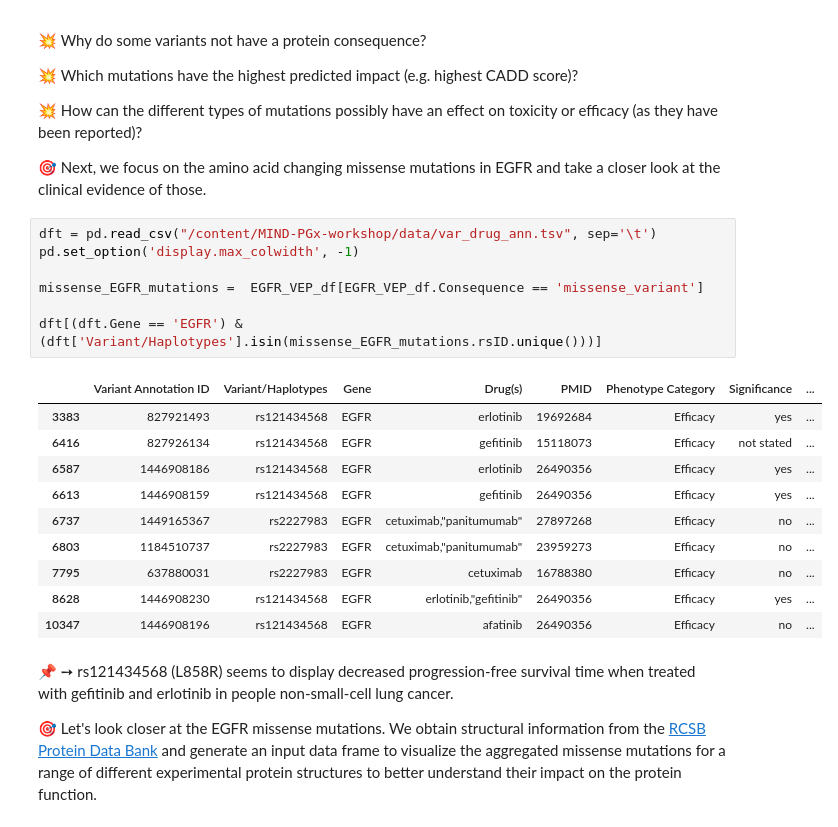
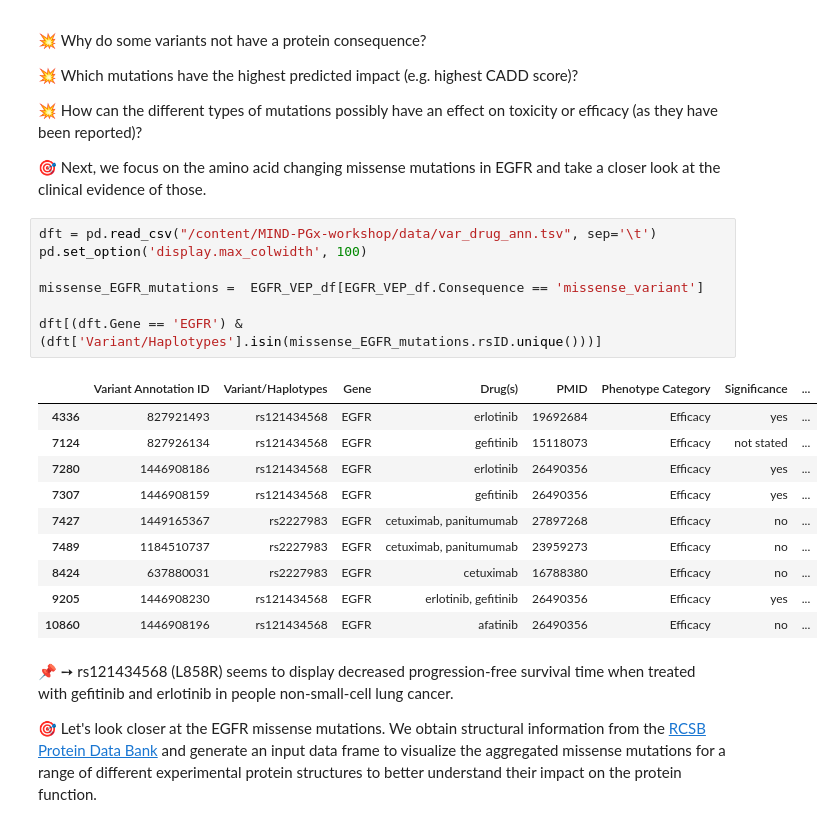
Before and after one commit to AlexanderHauser/MIND-PGx-workshop, a Jupyter notebook: pharmacogenomics.ipynb, the cells around one changed output. Saved outputs shown, nothing was run; the diff lists cells and outputs as text.

```diff
--- a/pharmacogenomics.ipynb
+++ b/pharmacogenomics.ipynb
@@ -374,22 +388,22 @@ EGFR_VEP_df.sort_values(by='CADD_PHRED',ascending=False)
 🎯 Next, we focus on the amino acid changing missense mutations in EGFR and take a closer look at the clinical evidence of those.
 # %%
 dft = pd.read_csv("/content/MIND-PGx-workshop/data/var_drug_ann.tsv", sep='\t')
-pd.set_option('display.max_colwidth', -1)
+pd.set_option('display.max_colwidth', 100)
 
 missense_EGFR_mutations =  EGFR_VEP_df[EGFR_VEP_df.Consequence == 'missense_variant']
 
 dft[(dft.Gene == 'EGFR') & (dft['Variant/Haplotypes'].isin(missense_EGFR_mutations.rsID.unique()))]
 # %% [output]
 |  | Variant Annotation ID | Variant/Haplotypes | Gene | Drug(s) | PMID | Phenotype Category | Significance | ... |
-| 3383 | 827921493 | rs121434568 | EGFR | erlotinib | 19692684 | Efficacy | yes | ... |
-| 6416 | 827926134 | rs121434568 | EGFR | gefitinib | 15118073 | Efficacy | not stated | ... |
-| 6587 | 1446908186 | rs121434568 | EGFR | erlotinib | 26490356 | Efficacy | yes | ... |
-| 6613 | 1446908159 | rs121434568 | EGFR | gefitinib | 26490356 | Efficacy | yes | ... |
-| 6737 | 1449165367 | rs2227983 | EGFR | cetuximab,"panitumumab" | 27897268 | Efficacy | no | ... |
-| 6803 | 1184510737 | rs2227983 | EGFR | cetuximab,"panitumumab" | 23959273 | Efficacy | no | ... |
-| 7795 | 637880031 | rs2227983 | EGFR | cetuximab | 16788380 | Efficacy | no | ... |
-| 8628 | 1446908230 | rs121434568 | EGFR | erlotinib,"gefitinib" | 26490356 | Efficacy | yes | ... |
-| 10347 | 1446908196 | rs121434568 | EGFR | afatinib | 26490356 | Efficacy | no | ... |
+| 4336 | 827921493 | rs121434568 | EGFR | erlotinib | 19692684 | Efficacy | yes | ... |
+| 7124 | 827926134 | rs121434568 | EGFR | gefitinib | 15118073 | Efficacy | not stated | ... |
+| 7280 | 1446908186 | rs121434568 | EGFR | erlotinib | 26490356 | Efficacy | yes | ... |
+| 7307 | 1446908159 | rs121434568 | EGFR | gefitinib | 26490356 | Efficacy | yes | ... |
+| 7427 | 1449165367 | rs2227983 | EGFR | cetuximab, panitumumab | 27897268 | Efficacy | no | ... |
+| 7489 | 1184510737 | rs2227983 | EGFR | cetuximab, panitumumab | 23959273 | Efficacy | no | ... |
+| 8424 | 637880031 | rs2227983 | EGFR | cetuximab | 16788380 | Efficacy | no | ... |
+| 9205 | 1446908230 | rs121434568 | EGFR | erlotinib, gefitinib | 26490356 | Efficacy | yes | ... |
+| 10860 | 1446908196 | rs121434568 | EGFR | afatinib | 26490356 | Efficacy | no | ... |
 # %% [markdown]
 📌 ➙ rs121434568 (L858R) seems to display decreased progression-free survival  time when treated with gefitinib and erlotinib in people non-small-cell lung cancer.
 
```
Also changed, not shown: parts of 15 cells of this notebook.
